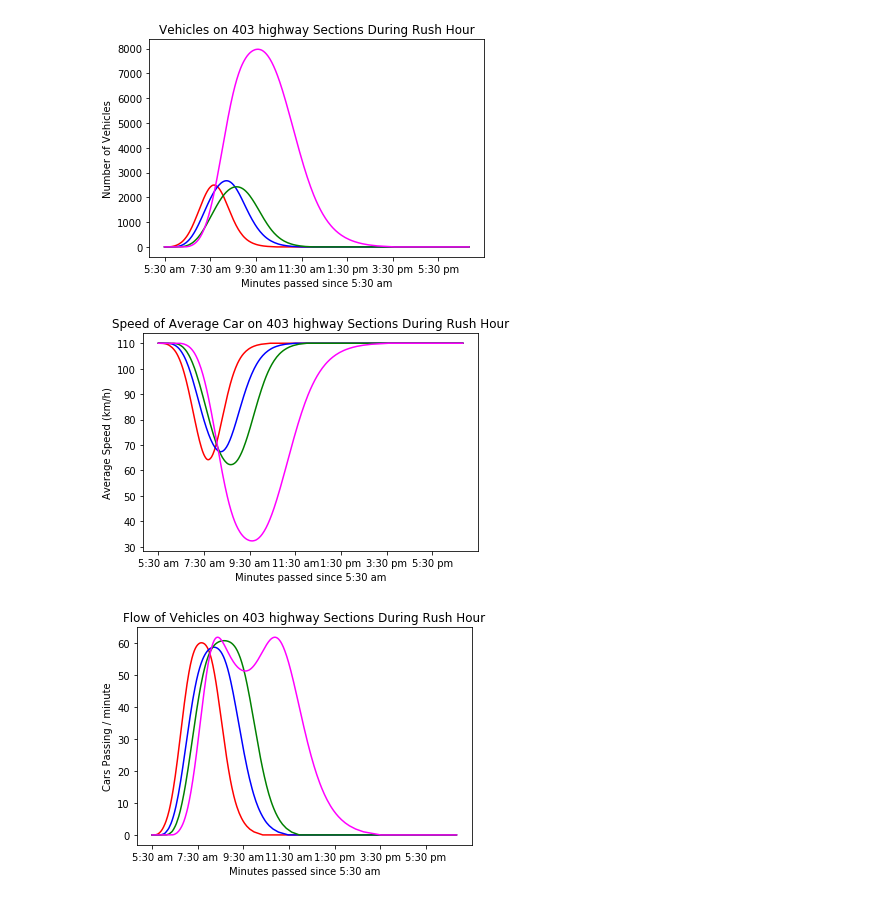
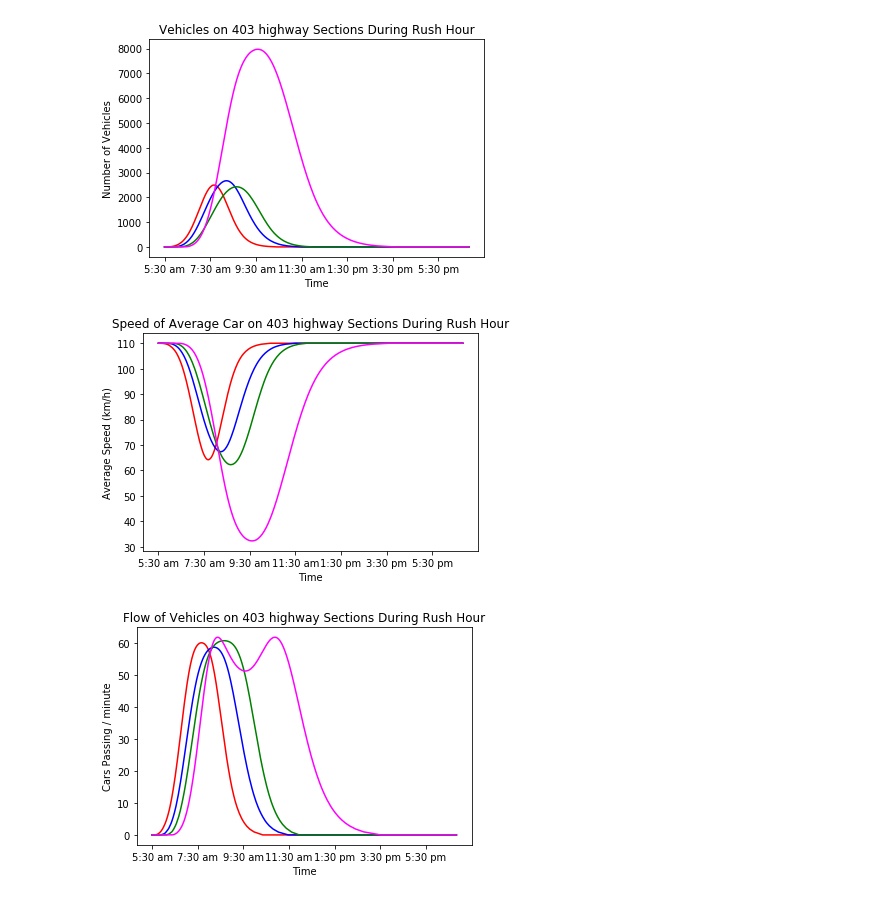
Before and after one commit to MelvilleDylan/TrafficModelling, a Jupyter notebook: Attempt1.ipynb, the cells around one changed output. Drawn from its saved outputs; the diff is of its cells as text; code cells hidden in the pictures.

```diff
--- a/Attempt1.ipynb
+++ b/Attempt1.ipynb
@@ -89,7 +89,7 @@ def observe():
     global time, speeds_record, vehicles_record, outflow_record
 
     #using the road objects vehicle_count to record itself
-    for ind in range(len(population_results)):
+    for ind in range(len(vehicles_record)):
         speeds_record[ind].append(roads[ind].speed*60)
         vehicles_record[ind].append(roads[ind].vehicle_count)
         outflow_record[ind].append(roads[ind].outflow())
@@ -111,41 +111,41 @@ for t in range(run_time):
     observe()
 
 plt.title("Vehicles on 403 highway Sections During Rush Hour")
-plt.xlabel("Minutes passed since 5:30 am")
+plt.xlabel("Time")
 plt.ylabel("Number of Vehicles")
 plt.xticks((np.arange(0,800,120)),('5:30 am','7:30 am','9:30 am','11:30 am','1:30 pm','3:30 pm','5:30 pm'))
 
 plot(vehicles_record[0], color='red')
 plot(vehicles_record[1], color='blue')
 plot(vehicles_record[2], color='green')
 plot(vehicles_record[3], color='magenta')
 
 show()
 
 plt.title("Speed of Average Car on 403 highway Sections During Rush Hour")
-plt.xlabel("Minutes passed since 5:30 am")
+plt.xlabel("Time")
 plt.ylabel("Average Speed (km/h)")
 plt.xticks((np.arange(0,800,120)),('5:30 am','7:30 am','9:30 am','11:30 am','1:30 pm','3:30 pm','5:30 pm'))
 
 plot(speeds_record[0], color='red')
 plot(speeds_record[1], color='blue')
 plot(speeds_record[2], color='green')
 plot(speeds_record[3], color='magenta')
 
 show()
 
 plt.title("Flow of Vehicles on 403 highway Sections During Rush Hour")
-plt.xlabel("Minutes passed since 5:30 am")
+plt.xlabel("Time")
 plt.ylabel("Cars Passing / minute")
 plt.xticks((np.arange(0,800,120)),('5:30 am','7:30 am','9:30 am','11:30 am','1:30 pm','3:30 pm','5:30 pm'))
 
 plot(outflow_record[0], color='red')
 plot(outflow_record[1], color='blue')
 plot(outflow_record[2], color='green')
 plot(outflow_record[3], color='magenta')
 
 show()
 # %% [output]
-[figure, old version]
+[figure, new version]
-[figure, old version]
+[figure, new version]
-[figure, old version]
+[figure, new version]
```
